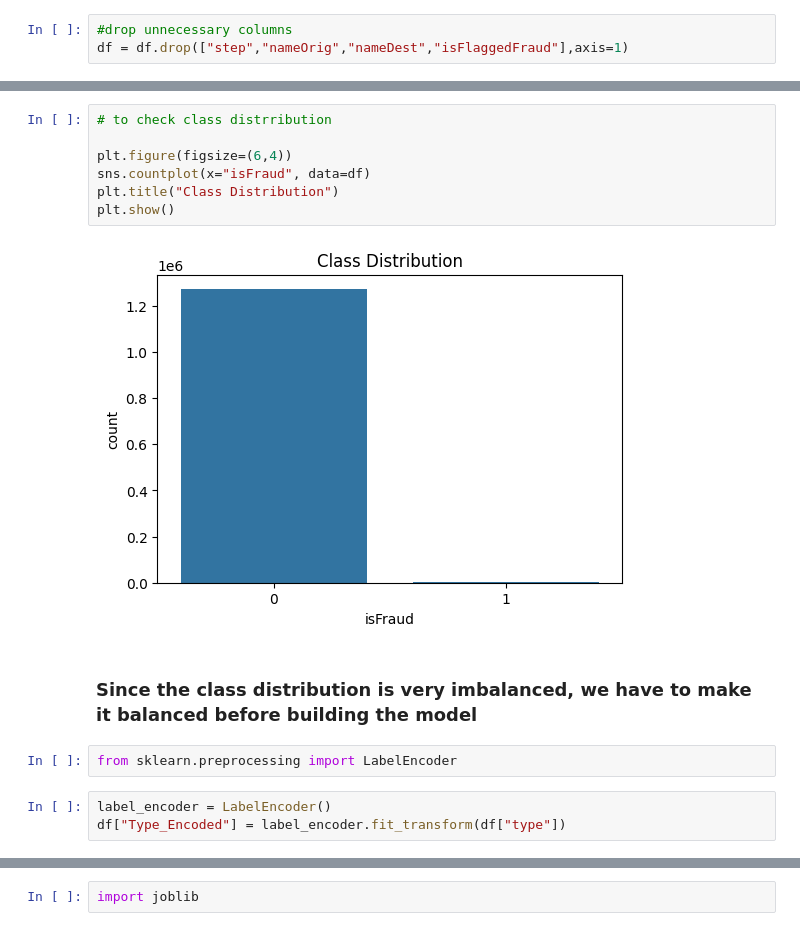
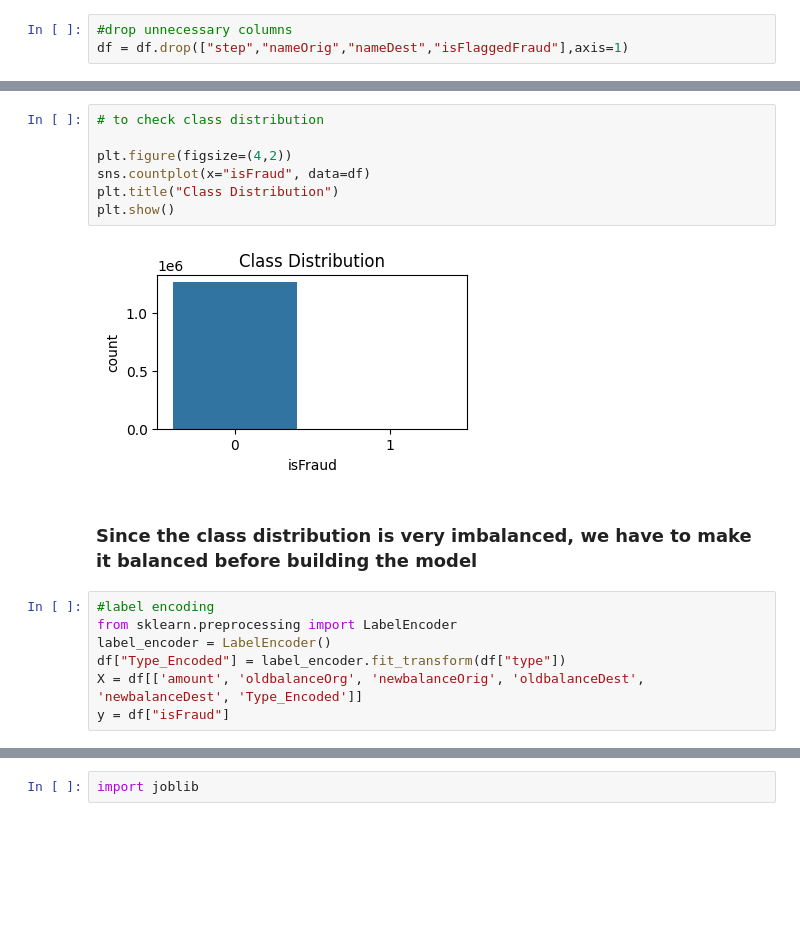
Before and after one commit to gowthamnath/Fraud-Detection-Using-LightGBM, a Jupyter notebook: Analysis.ipynb, the cells around one changed output, grey strips where cells are left out. Cells and saved outputs as stored; diff of their text form; blank space fills up the shorter version.

```diff
--- a/Analysis.ipynb
+++ b/Analysis.ipynb
@@ -104,18 +74,20 @@ df.head(5)
 | 3 | CASH_OUT | 187696.30 | 11057.00 | 0.00 | 1798095.21 | 1985791.51 | 0 |
 | 4 | CASH_OUT | 82646.52 | 0.00 | 0.00 | 1047805.87 | 1130452.39 | 0 |
 # %%
-# to check class distrribution
+# to check class distribution
 
-plt.figure(figsize=(6,4))
+plt.figure(figsize=(4,2))
 sns.countplot(x="isFraud", data=df)
 plt.title("Class Distribution")
 plt.show()
 # %% [output]
-[figure, old version]
+[figure, new version]
 # %% [markdown]
 ### Since the class distribution is very imbalanced, we have to make it balanced before building the model
-# %%
-from sklearn.preprocessing import LabelEncoder
 # %%
+#label encoding
+from sklearn.preprocessing import LabelEncoder
 label_encoder = LabelEncoder()
 df["Type_Encoded"] = label_encoder.fit_transform(df["type"])
+X = df[['amount', 'oldbalanceOrg', 'newbalanceOrig', 'oldbalanceDest', 'newbalanceDest', 'Type_Encoded']]
+y = df["isFraud"]
```
Also changed, not shown: parts of 18 cells of this notebook.
